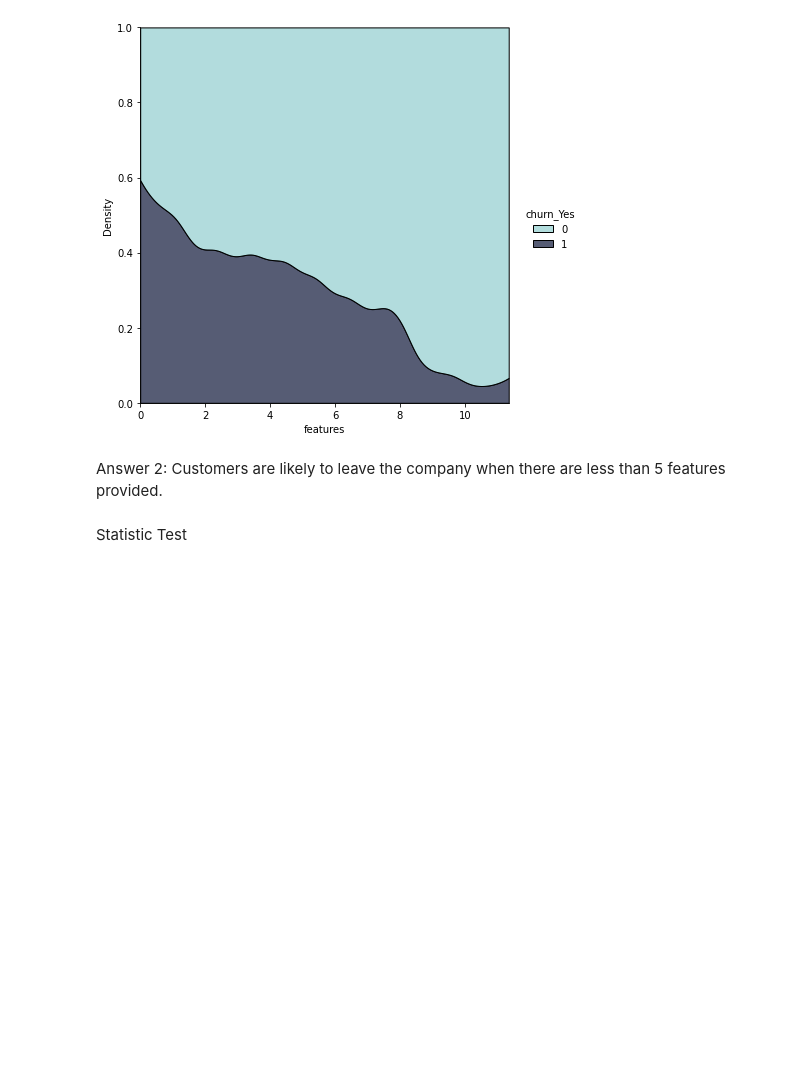
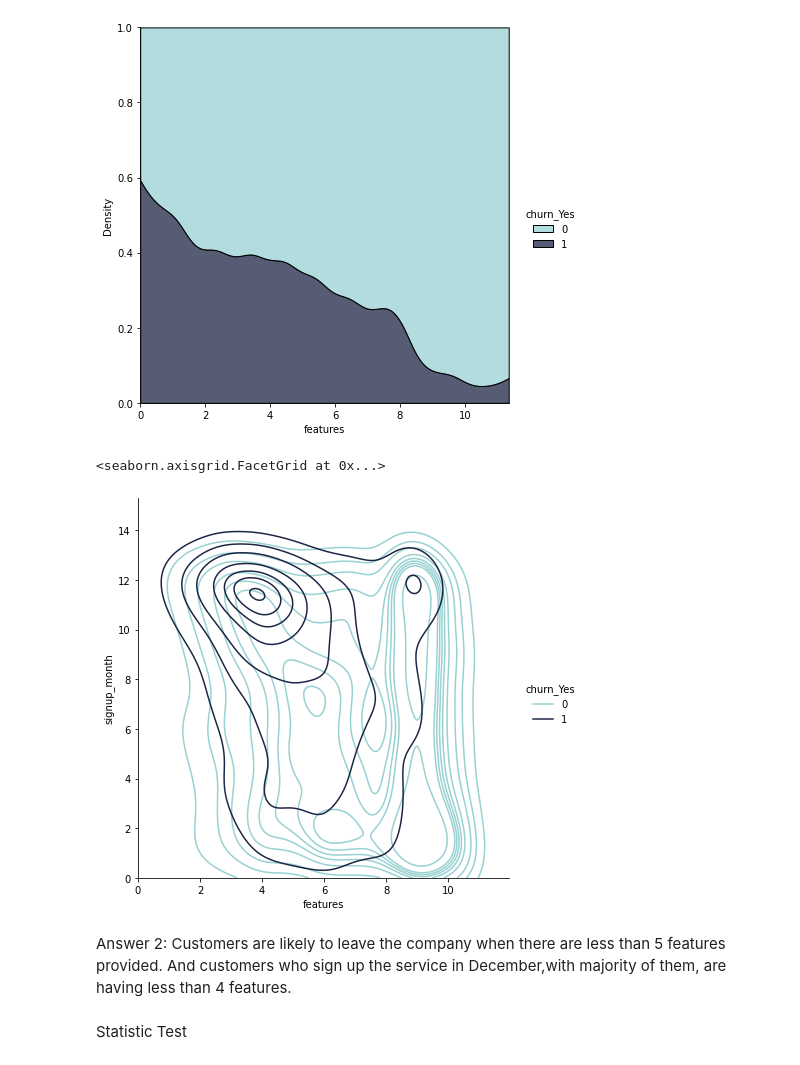
Before and after one commit to QinzhiChen/Classification-Project, a Jupyter notebook: Final_Report.ipynb, the cells around one changed output. Cells and saved outputs as stored; diff of their text form; code cells hidden in the pictures; blank space fills up the shorter version.

```diff
--- a/Final_Report.ipynb
+++ b/Final_Report.ipynb
@@ -305,8 +326,19 @@ sns.displot(
 # %% [output]
 <seaborn.axisgrid.FacetGrid at 0x...>
 [figure]
+# %%
+sns.displot(
+    data=telco_train,
+    x="features", y='signup_month',hue="churn_Yes",
+    kind="kde", height=6,
+    multiple="fill", clip=(0, None),
+    palette="ch:rot=-.25,hue=1,light=.75",
+)
+# %% [output]
+<seaborn.axisgrid.FacetGrid at 0x...>
+[figure, added]
 # %% [markdown]
-Answer 2: Customers are likely to leave the company when there are less than 5 features provided.
+Answer 2: Customers are likely to leave the company when there are less than 5 features provided. And customers who sign up the service in December,with majority of them, are having less than 4 features.
 # %% [markdown]
 Statistic Test
 # %% [markdown]
```
Also changed, not shown: parts of 49 cells of this notebook, 1 other file.
